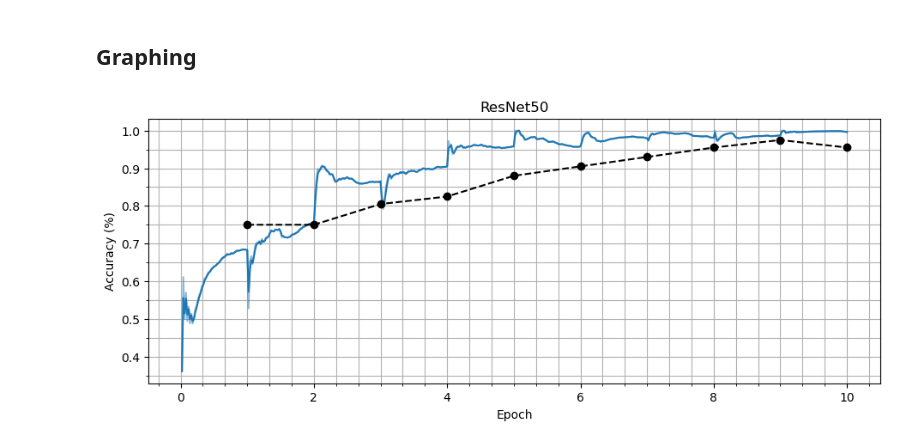
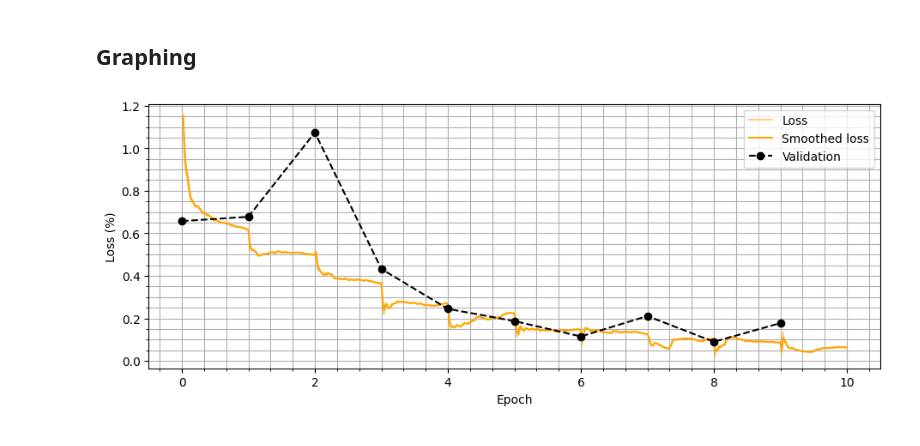
Before and after one commit to PinkFloppa/NeuronoveSiete-Zadanie1, a Jupyter notebook: CNN_Training_Graph.ipynb, the cells around one changed output. Saved outputs shown, nothing was run; the diff lists cells and outputs as text; code cells hidden in the pictures.

Commit message:
Added loss graph and tensorboard logs

```diff
--- a/CNN_Training_Graph.ipynb
+++ b/CNN_Training_Graph.ipynb
@@ -10,11 +10,13 @@ from matplotlib.ticker import MultipleLocator
 name = "ResNet50"
 epochs = 10
 steps_per_epoch = 50
+#acc_or_loss = "Acc"
+acc_or_loss = "Loss"
 # %% [markdown]
 ## Tensorboard Data Loading
 # %%
 fig_path = "CNN/" + name
-path = "CNN/" + name + "/Tensorboard_Data"
+path = "CNN/" + name + "/Tensorboard_Data/" + acc_or_loss
 
 tensor_files = os.listdir(path)
 
@@ -45,23 +47,33 @@ train_x = train_x / 50
 # %% [markdown]
 ## Graphing
 # %%
+if acc_or_loss == "Acc":
+    color = "#1f77b4"
+    labels = ["Accuracy", "Smoothed accuracy", "Validation"]
+else:
+    color = "#FFA500"
+    labels = ["Loss", "Smoothed loss", "Validation"]
+
 #Creating smoothed data
 dataframe = pd.DataFrame(train_y)
 smoothed_data = dataframe.ewm(com=0.4).mean()
 
 fig, ax = plt.subplots(figsize=(11, 4))
-ax.plot(train_x, train_y,alpha=0.5)
-ax.plot(train_x, smoothed_data, color="#1f77b4")
-ax.plot(val_x + 1, val_y, "ko--")
+ax.plot(train_x, train_y,alpha=0.5, color=color)
+ax.plot(train_x, smoothed_data, color=color)
+ax.plot(val_x, val_y, "ko--")
 
 ax.yaxis.set_minor_locator(MultipleLocator(0.05))
 ax.xaxis.set_minor_locator(MultipleLocator(0.33333))
 ax.grid(True, which="both")
+ax.legend(labels)
 
-plt.ylabel("Accuracy (%)")
+plt.ylabel(labels[0] + " (%)")
 plt.xlabel("Epoch")
-plt.title(name)
 
-plt.savefig(fig_path + "/" + name + "_TrainGraph"+ ".svg")
+if acc_or_loss == "Acc":
+    plt.title(name)
+
+plt.savefig(fig_path + "/" + name + "_TrainGraph" + acc_or_loss + ".svg")
 # %% [output]
-[figure, old version]
+[figure, new version]
```
Also changed, not shown: 12 other files.
